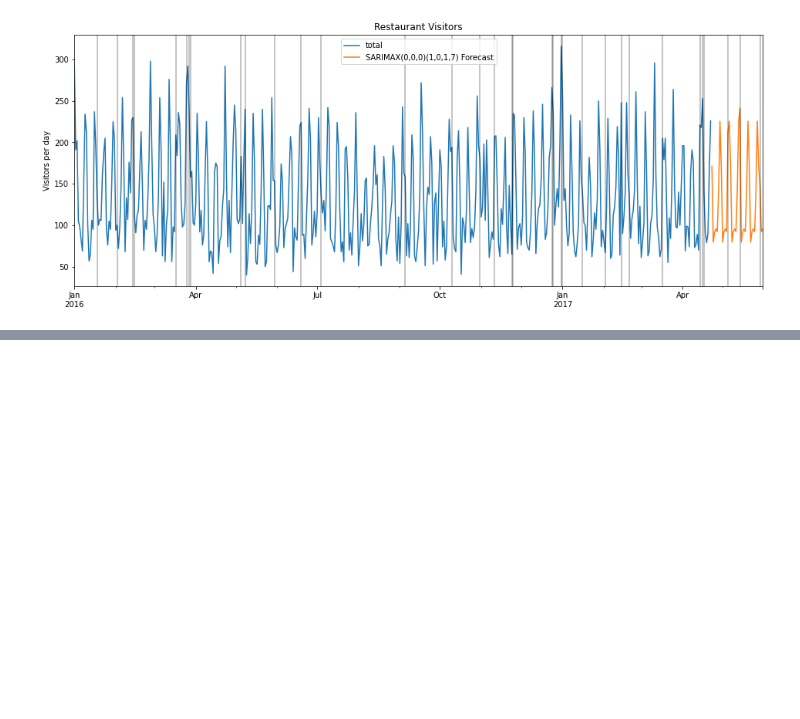
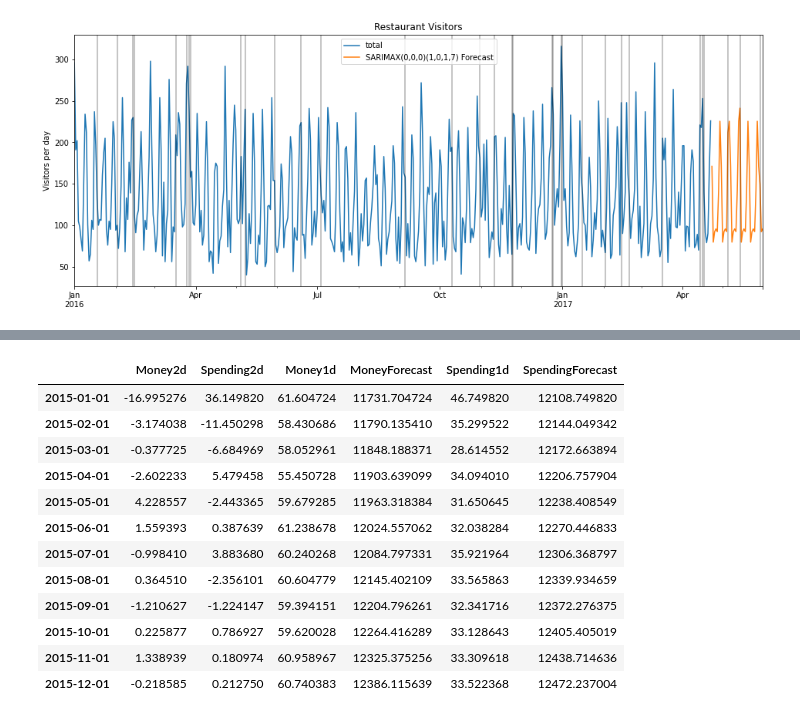
Before and after one commit to adityap11/Kaggle-Projects, a Jupyter notebook: time_series_forecasting.ipynb, the cells around one changed output, grey strips where cells are left out. Saved outputs shown, nothing was run; the diff lists cells and outputs as text; code cells hidden in the pictures; blank space fills up the shorter version.

```diff
--- a/time_series_forecasting.ipynb
+++ b/time_series_forecasting.ipynb
@@ -305,0 +643,16 @@ for x in df.query('holiday==1').index:
+# %%
+df_forecast
+# %% [output]
+|  | Money2d | Spending2d | Money1d | MoneyForecast | Spending1d | SpendingForecast |
+| 2015-01-01 | -16.995276 | 36.149820 | 61.604724 | 11731.704724 | 46.749820 | 12108.749820 |
+| 2015-02-01 | -3.174038 | -11.450298 | 58.430686 | 11790.135410 | 35.299522 | 12144.049342 |
+| 2015-03-01 | -0.377725 | -6.684969 | 58.052961 | 11848.188371 | 28.614552 | 12172.663894 |
+| 2015-04-01 | -2.602233 | 5.479458 | 55.450728 | 11903.639099 | 34.094010 | 12206.757904 |
+| 2015-05-01 | 4.228557 | -2.443365 | 59.679285 | 11963.318384 | 31.650645 | 12238.408549 |
+| 2015-06-01 | 1.559393 | 0.387639 | 61.238678 | 12024.557062 | 32.038284 | 12270.446833 |
+| 2015-07-01 | -0.998410 | 3.883680 | 60.240268 | 12084.797331 | 35.921964 | 12306.368797 |
+| 2015-08-01 | 0.364510 | -2.356101 | 60.604779 | 12145.402109 | 33.565863 | 12339.934659 |
+| 2015-09-01 | -1.210627 | -1.224147 | 59.394151 | 12204.796261 | 32.341716 | 12372.276375 |
+| 2015-10-01 | 0.225877 | 0.786927 | 59.620028 | 12264.416289 | 33.128643 | 12405.405019 |
+| 2015-11-01 | 1.338939 | 0.180974 | 60.958967 | 12325.375256 | 33.309618 | 12438.714636 |
+| 2015-12-01 | -0.218585 | 0.212750 | 60.740383 | 12386.115639 | 33.522368 | 12472.237004 |
```
Also changed, not shown: parts of 35 cells of this notebook.
